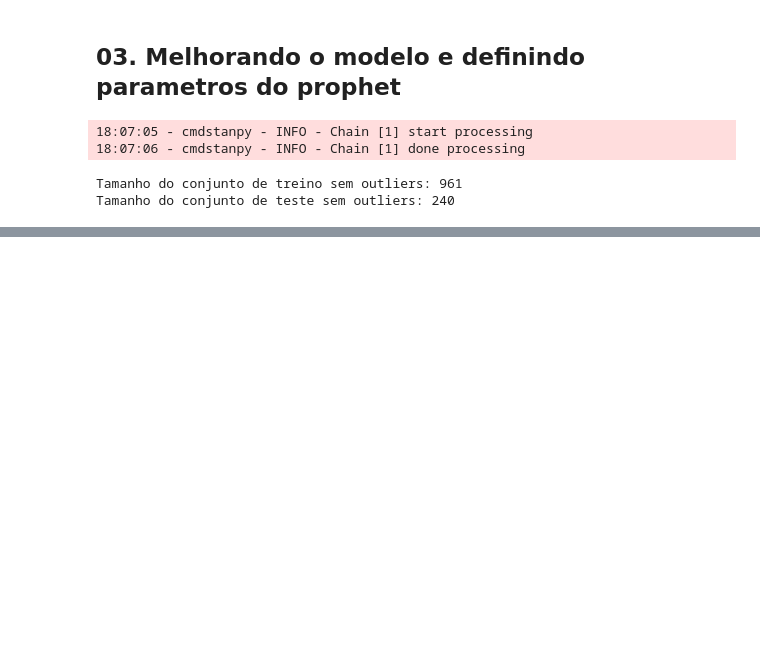
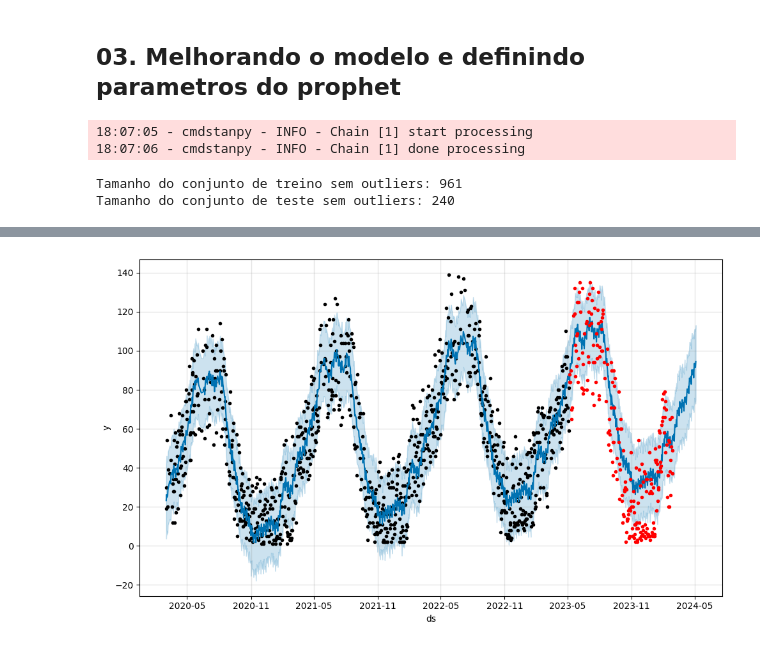
Before and after one commit to JCarapina/Estudos-praticos, a Jupyter notebook: series_prophet/notebooks/prophet.ipynb, the cells around one changed output, grey strips where cells are left out. Cells and saved outputs as stored; diff of their text form; code cells hidden in the pictures; blank space fills up the shorter version.

Commit message:
explorando parametros para melhora da perfomance do modelo

```diff
--- a/series_prophet/notebooks/prophet.ipynb
+++ b/series_prophet/notebooks/prophet.ipynb
@@ -229,0 +233,6 @@ previsao = modelo.predict(futuro)
+# %%
+fig1 = modelo.plot(previsao)
+plt.plot(df_teste_sem_outliers['ds'], df_teste_sem_outliers['y'], 'r.')
+plt.show()
+# %% [output]
+[figure, added]
```
Also changed, not shown: parts of 5 cells of this notebook.
